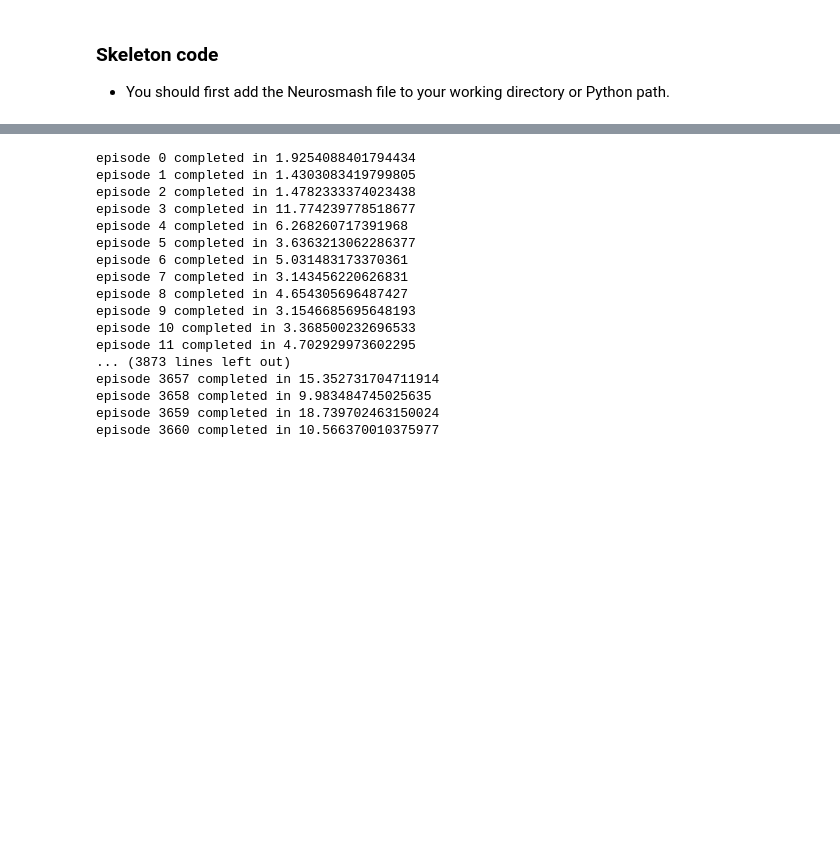
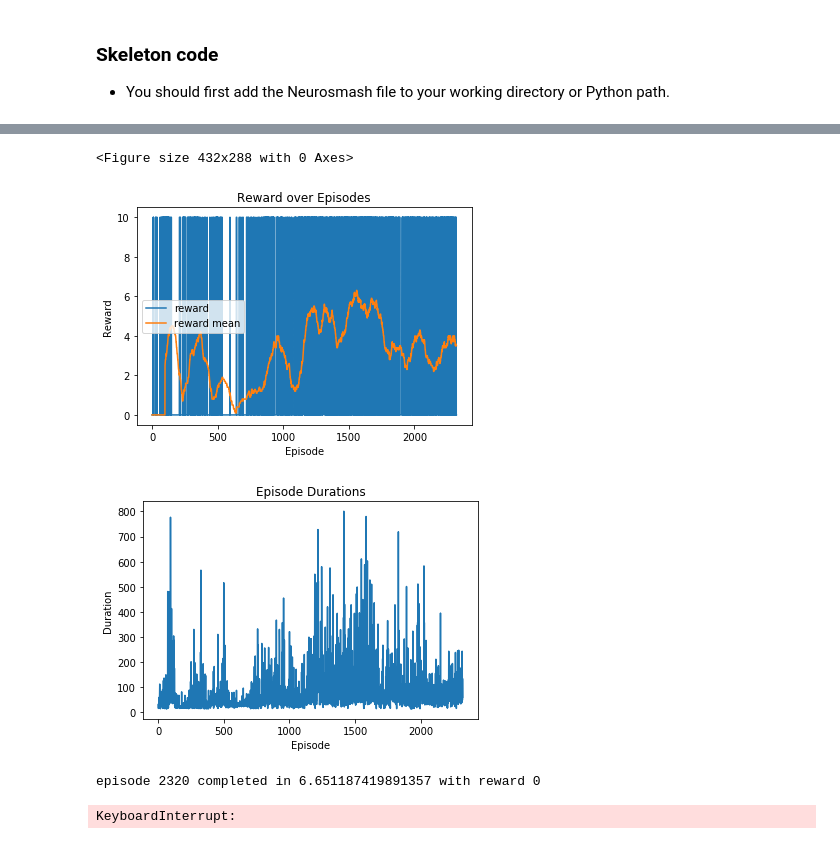
Before and after one commit to JoseReyL/NeuroIPS_13, a Jupyter notebook: DQN_Baseline.ipynb, the cells around one changed output, grey strips where cells are left out. Saved outputs shown, nothing was run; the diff lists cells and outputs as text; code cells hidden in the pictures; blank space fills up the shorter version.

```diff
--- a/DQN_Baseline.ipynb
+++ b/DQN_Baseline.ipynb
@@ -132,7 +132,7 @@ class Neurosmash_Environment:
 # These are the default environment arguments. They must be the same as the values that are set in the environment GUI.
 ip         = "127.0.0.1" # Ip address that the TCP/IP interface listens to
 port       = 13000       # Port number that the TCP/IP interface listens to
-size       = 50         # Please check the Updates section above for more details
+size       = 128         # Please check the Updates section above for more details
 timescale  = 10           # Please check the Updates section above for more details
 
 agent = Neurosmash_Agent() # This is an example agent.
@@ -349,7 +358,7 @@ def optimize_model():
         param.grad.data.clamp_(-1, 1)
     optimizer.step()
 # %%
-num_episodes = 10_000
+num_episodes = 10000
 steps_done = 0
 
 for i_episode in range(num_episodes):
@@ -362,13 +371,17 @@ for i_episode in range(num_episodes):
     current_state = state
     state = current_state - last_state
 
+    currentEpisodeRewards = []
+
     for t in count():
         # Select and perform an action
         action = select_action(state)
         end, reward, state = environment.step(action.item())
         if reward == 10:
             print("Victory!!!!")
-        #reward += 20
+
+        currentEpisodeRewards.append(reward)
+
         state = image2input(environment.state2image(state))
         reward = torch.tensor([reward], device=device)
 
@@ -379,50 +392,39 @@ for i_episode in range(num_episodes):
             next_state = current_state - last_state
         else:
             next_state = None
 
-
         # Store the transition in memory
         memory.push(state, action, next_state, reward)
 
         # Move to the next state
         state = next_state
 
         # Perform one step of the optimization (on the target network)
         optimize_model()
         if end:
             episode_durations.append(t + 1)
-            #plot_durations()
+            episode_rewards.append(np.sum(currentEpisodeRewards))
+            plot_information()
             break
+
     # Update the target network, copying all weights and biases in DQN
     if i_episode % TARGET_UPDATE == 0:
         target_net.load_state_dict(policy_net.state_dict())
 
-    print("episode", i_episode, "completed in", time.time() - timer)
+    print("episode", i_episode, "completed in", time.time() - timer, "with reward", episode_rewards[-1])
 
     if (i_episode+1)%500 == 0:
         torch.save(policy_net.state_dict(), "dict_e" + str(i_episode+1) +".kek")
 
 
 print('Complete')
 # env.render()
 # env.close()
 plt.ioff()
 plt.show()
 # %% [output]
-episode 0 completed in 1.9254088401794434
-episode 1 completed in 1.4303083419799805
-episode 2 completed in 1.4782333374023438
-episode 3 completed in 11.774239778518677
-episode 4 completed in 6.268260717391968
-episode 5 completed in 3.6363213062286377
-episode 6 completed in 5.031483173370361
-episode 7 completed in 3.143456220626831
-episode 8 completed in 4.654305696487427
-episode 9 completed in 3.1546685695648193
-episode 10 completed in 3.368500232696533
-episode 11 completed in 4.702929973602295
-... (3873 lines left out)
-episode 3657 completed in 15.352731704711914
-episode 3658 completed in 9.983484745025635
-episode 3659 completed in 18.739702463150024
-episode 3660 completed in 10.566370010375977
+<Figure size 432x288 with 0 Axes>
+[figure, added]
+[figure, added]
+episode 2320 completed in 6.651187419891357 with reward 0
+KeyboardInterrupt:
```
Also changed, not shown: parts of 3 cells of this notebook, 9 other files.
